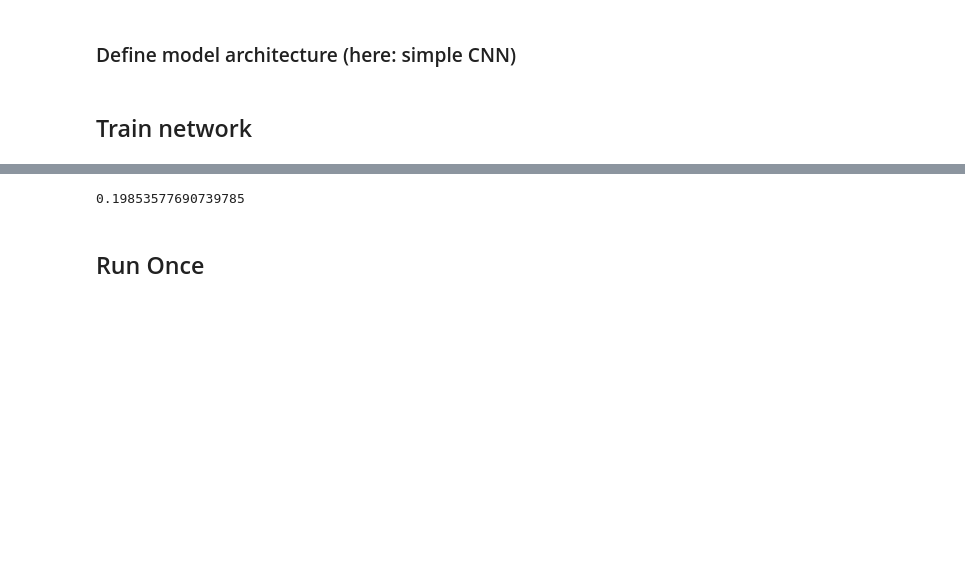
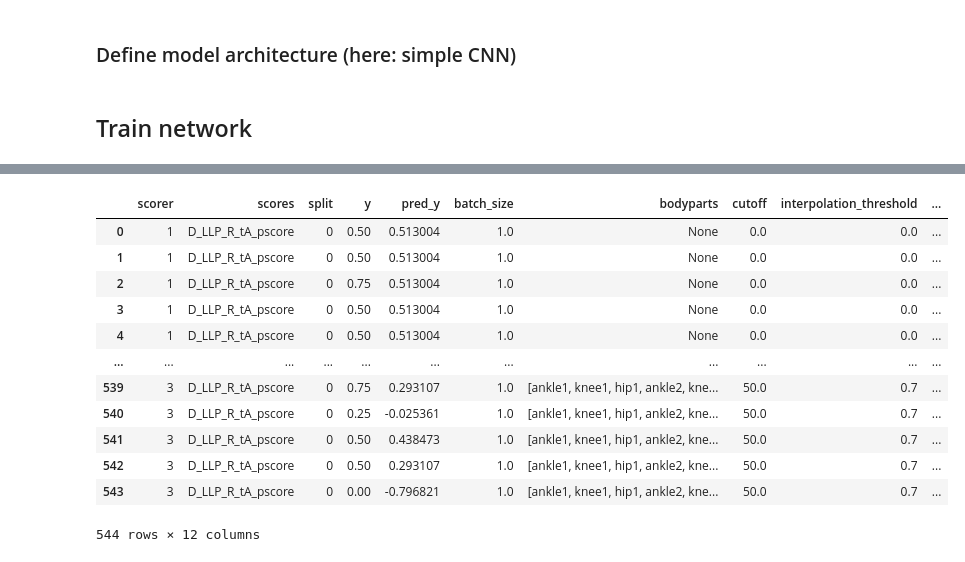
Before and after one commit to RehabAUmc/modys-video, a Jupyter notebook: notebooks/1.1-model-exploration-deep-learning.ipynb, the cells around one changed output, grey strips where cells are left out. Cells and saved outputs as stored; diff of their text form; code cells hidden in the pictures; blank space fills up the shorter version.

```diff
--- a/notebooks/1.1-model-exploration-deep-learning.ipynb
+++ b/notebooks/1.1-model-exploration-deep-learning.ipynb
@@ -120,7 +120,7 @@ def train_cross_val(cross_val):
         y_pred.append(model.predict(test_generator))
         y_test.append(test_scores)
         splits.extend([i_split]*len(test_scores))
-        #break # This results in training only for one of the 5 folds
+        break # This results in training only for one of the 5 folds
     y_pred = np.vstack(y_pred)
     y_test = pd.concat(y_test)
     return y_test, y_pred, splits
@@ -365,6 +360,0 @@ results_df['MAE'] = abs(results_df['y'] - results_df['pred_y'])
-# %%
-results_df.query('cutoff == 50 and scorer==1 and interpolation_threshold==0.7 and scaler!=scaler and bodyparts!=bodyparts')['MAE'].mean()
-# %% [output]
-0.19853577690739785
-# %% [markdown]
-## Run Once
@@ -379,0 +363,16 @@ data_generation_params = {
+# %%
+results_df
+# %% [output]
+|  | scorer | scores | split | y | pred_y | batch_size | bodyparts | cutoff | interpolation_threshold | ... |
+| 0 | 1 | D_LLP_R_tA_pscore | 0 | 0.50 | 0.513004 | 1.0 | None | 0.0 | 0.0 | ... |
+| 1 | 1 | D_LLP_R_tA_pscore | 0 | 0.50 | 0.513004 | 1.0 | None | 0.0 | 0.0 | ... |
+| 2 | 1 | D_LLP_R_tA_pscore | 0 | 0.75 | 0.513004 | 1.0 | None | 0.0 | 0.0 | ... |
+| 3 | 1 | D_LLP_R_tA_pscore | 0 | 0.50 | 0.513004 | 1.0 | None | 0.0 | 0.0 | ... |
+| 4 | 1 | D_LLP_R_tA_pscore | 0 | 0.50 | 0.513004 | 1.0 | None | 0.0 | 0.0 | ... |
+| ... | ... | ... | ... | ... | ... | ... | ... | ... | ... | ... |
+| 539 | 3 | D_LLP_R_tA_pscore | 0 | 0.75 | 0.293107 | 1.0 | [ankle1, knee1, hip1, ankle2, kne... | 50.0 | 0.7 | ... |
+| 540 | 3 | D_LLP_R_tA_pscore | 0 | 0.25 | -0.025361 | 1.0 | [ankle1, knee1, hip1, ankle2, kne... | 50.0 | 0.7 | ... |
+| 541 | 3 | D_LLP_R_tA_pscore | 0 | 0.50 | 0.438473 | 1.0 | [ankle1, knee1, hip1, ankle2, kne... | 50.0 | 0.7 | ... |
+| 542 | 3 | D_LLP_R_tA_pscore | 0 | 0.50 | 0.293107 | 1.0 | [ankle1, knee1, hip1, ankle2, kne... | 50.0 | 0.7 | ... |
+| 543 | 3 | D_LLP_R_tA_pscore | 0 | 0.00 | -0.796821 | 1.0 | [ankle1, knee1, hip1, ankle2, kne... | 50.0 | 0.7 | ... |
+544 rows × 12 columns
```
Also changed, not shown: parts of 15 cells of this notebook, 1 other file.
